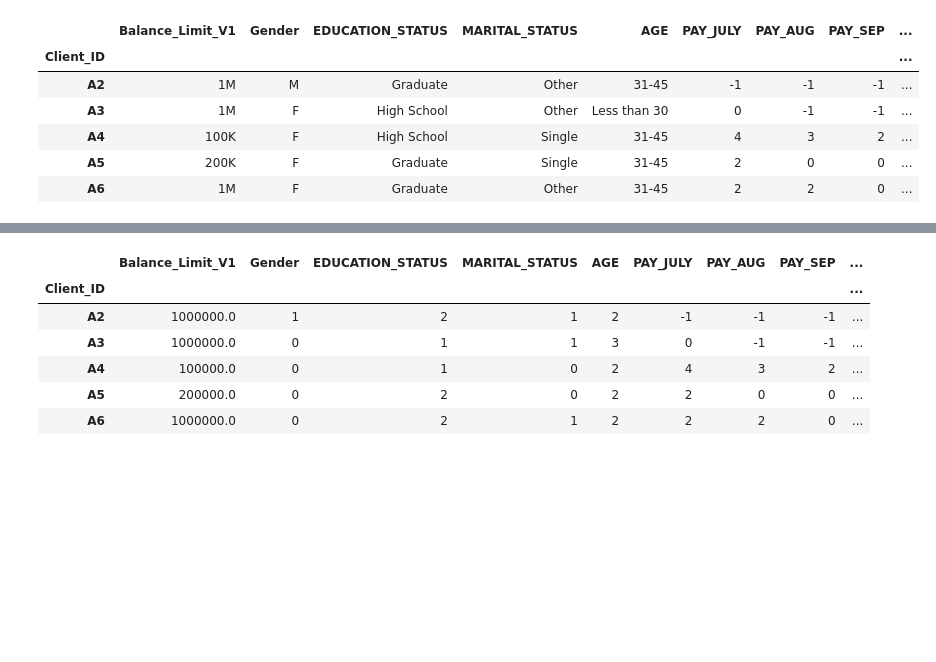
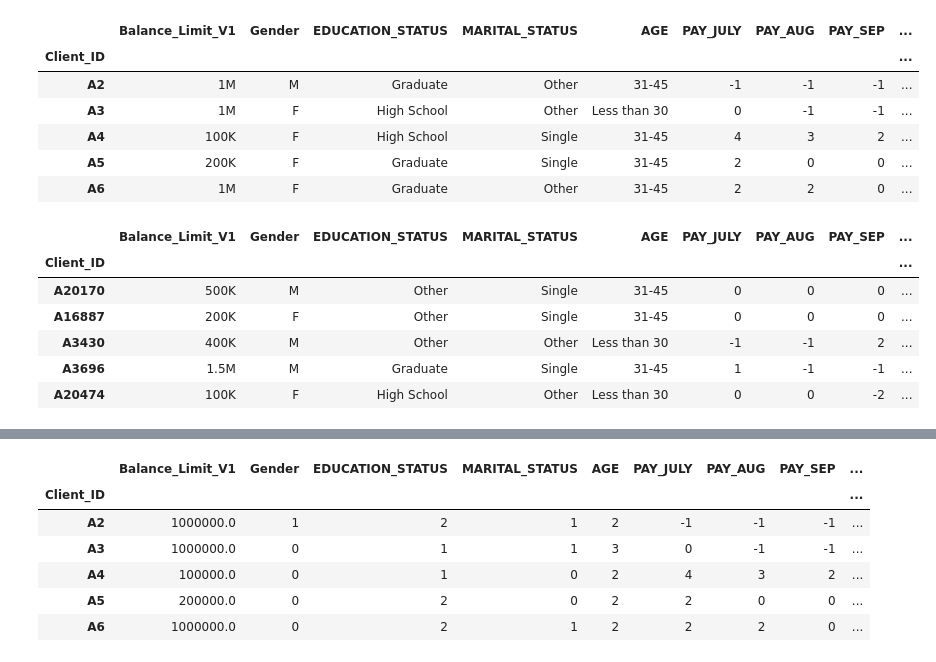
Before and after one commit to Prabha11/pre-datastorm-v1-0, a Jupyter notebook: pre_data_storm_NN_design.ipynb, the cells around one changed output, grey strips where cells are left out. Drawn from its saved outputs; the diff is of its cells as text; code cells hidden in the pictures; blank space fills up the shorter version.

Commit message:
model input change | test set added

```diff
--- a/pre_data_storm_NN_design.ipynb
+++ b/pre_data_storm_NN_design.ipynb
@@ -24,3 +24,15 @@ df.head()
 | A4 | 100K | F | High School | Single | 31-45 | 4 | 3 | 2 | ... |
 | A5 | 200K | F | Graduate | Single | 31-45 | 2 | 0 | 0 | ... |
 | A6 | 1M | F | Graduate | Other | 31-45 | 2 | 2 | 0 | ... |
+# %%
+#read test data set
+df_test = pd.read_csv("drive/My Drive/FYP/dataset/credit_card_default_test.csv", index_col=0)
+df_test.head()
+# %% [output]
+|  | Balance_Limit_V1 | Gender | EDUCATION_STATUS | MARITAL_STATUS | AGE | PAY_JULY | PAY_AUG | PAY_SEP | ... |
+| Client_ID |  |  |  |  |  |  |  |  | ... |
+| A20170 | 500K | M | Other | Single | 31-45 | 0 | 0 | 0 | ... |
+| A16887 | 200K | F | Other | Single | 31-45 | 0 | 0 | 0 | ... |
+| A3430 | 400K | M | Other | Other | Less than 30 | -1 | -1 | 2 | ... |
+| A3696 | 1.5M | M | Graduate | Single | 31-45 | 1 | -1 | -1 | ... |
+| A20474 | 100K | F | High School | Other | Less than 30 | 0 | 0 | -2 | ... |
```
Also changed, not shown: parts of 4 cells of this notebook.
